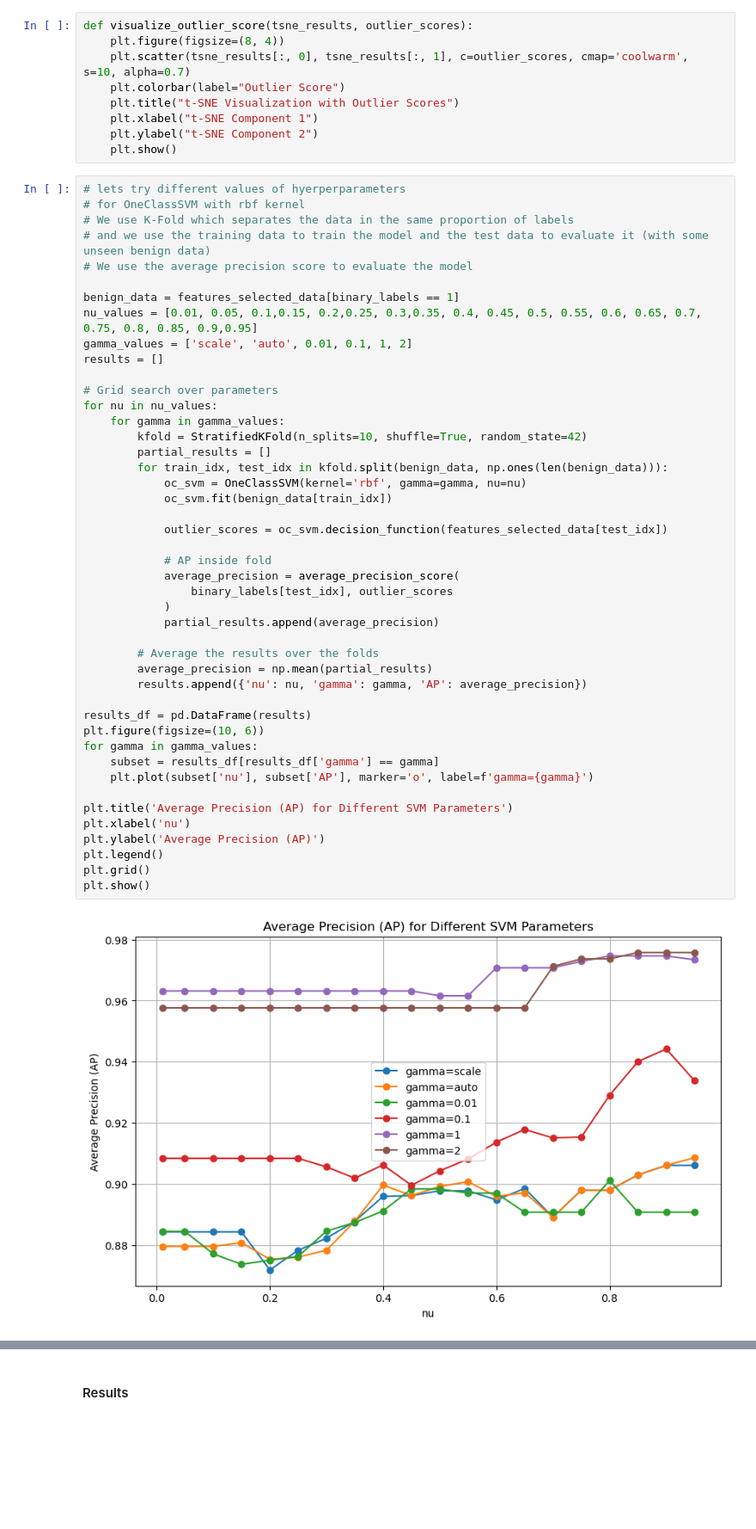
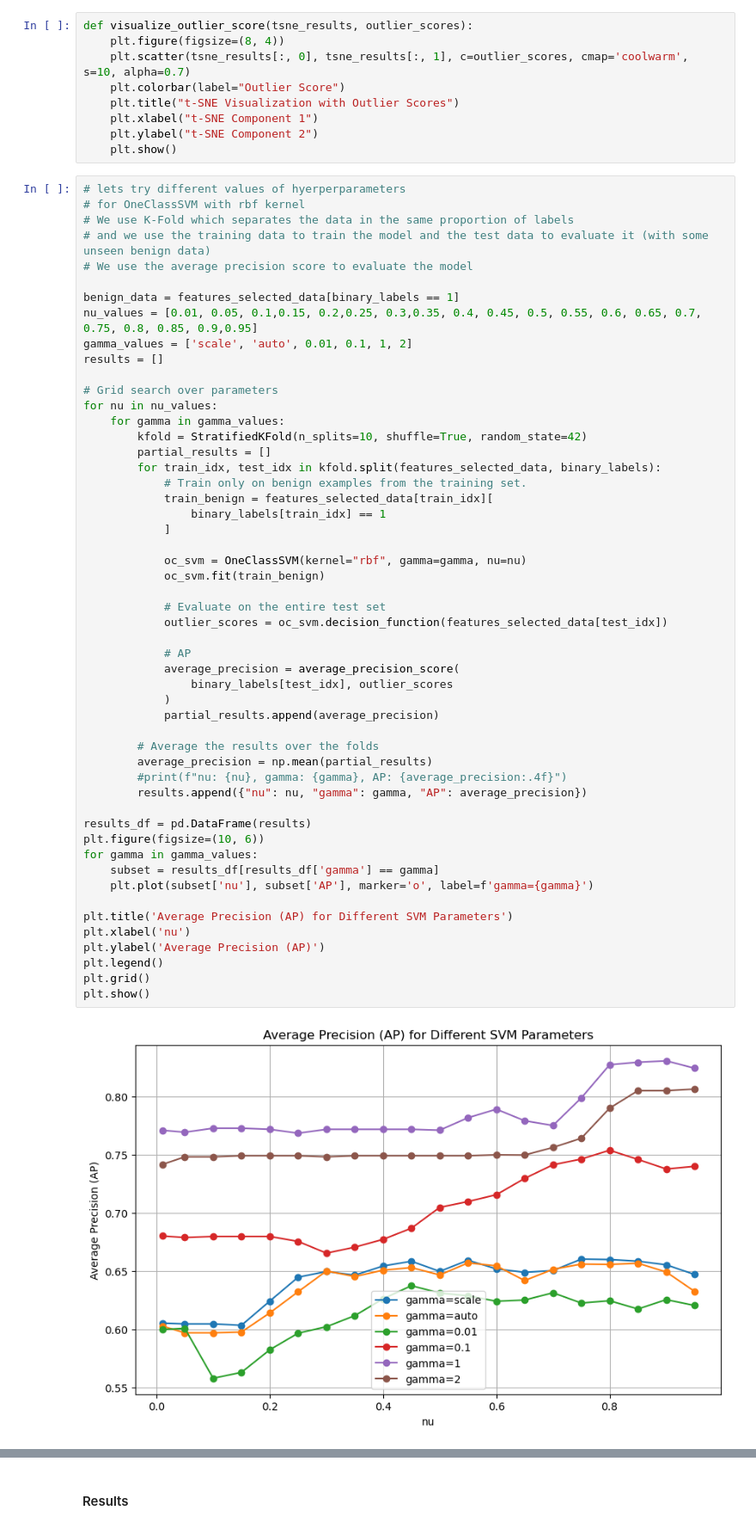
Before and after one commit to jsvobo/log_analysis_task, a Jupyter notebook: pipeline.ipynb, the cells around one changed output, grey strips where cells are left out. Shown at 86% size. Drawn from its saved outputs; the diff is of its cells as text; blank space fills up the shorter version.

Commit message:
repaired problem with calculating svm on different data

```diff
--- a/pipeline.ipynb
+++ b/pipeline.ipynb
@@ -303,38 +304,45 @@ results = []
 
 # Grid search over parameters
 for nu in nu_values:
     for gamma in gamma_values:
         kfold = StratifiedKFold(n_splits=10, shuffle=True, random_state=42)
         partial_results = []
-        for train_idx, test_idx in kfold.split(benign_data, np.ones(len(benign_data))):
-            oc_svm = OneClassSVM(kernel='rbf', gamma=gamma, nu=nu)
-            oc_svm.fit(benign_data[train_idx])
+        for train_idx, test_idx in kfold.split(features_selected_data, binary_labels):
+            # Train only on benign examples from the training set.
+            train_benign = features_selected_data[train_idx][
+                binary_labels[train_idx] == 1
+            ]
 
+            oc_svm = OneClassSVM(kernel="rbf", gamma=gamma, nu=nu)
+            oc_svm.fit(train_benign)
+
+            # Evaluate on the entire test set
             outlier_scores = oc_svm.decision_function(features_selected_data[test_idx])
 
-            # AP inside fold
+            # AP
             average_precision = average_precision_score(
                 binary_labels[test_idx], outlier_scores
             )
             partial_results.append(average_precision)
 
         # Average the results over the folds
         average_precision = np.mean(partial_results)
-        results.append({'nu': nu, 'gamma': gamma, 'AP': average_precision})
+        #print(f"nu: {nu}, gamma: {gamma}, AP: {average_precision:.4f}")
+        results.append({"nu": nu, "gamma": gamma, "AP": average_precision})
 
 results_df = pd.DataFrame(results)
 plt.figure(figsize=(10, 6))
 for gamma in gamma_values:
     subset = results_df[results_df['gamma'] == gamma]
     plt.plot(subset['nu'], subset['AP'], marker='o', label=f'gamma={gamma}')
 
 plt.title('Average Precision (AP) for Different SVM Parameters')
 plt.xlabel('nu')
 plt.ylabel('Average Precision (AP)')
 plt.legend()
 plt.grid()
 plt.show()
 # %% [output]
-[figure, old version]
+[figure, new version]
 # %%
 # show one run of the algorithm
```
Also changed, not shown: parts of 12 cells of this notebook, 1 other file.
